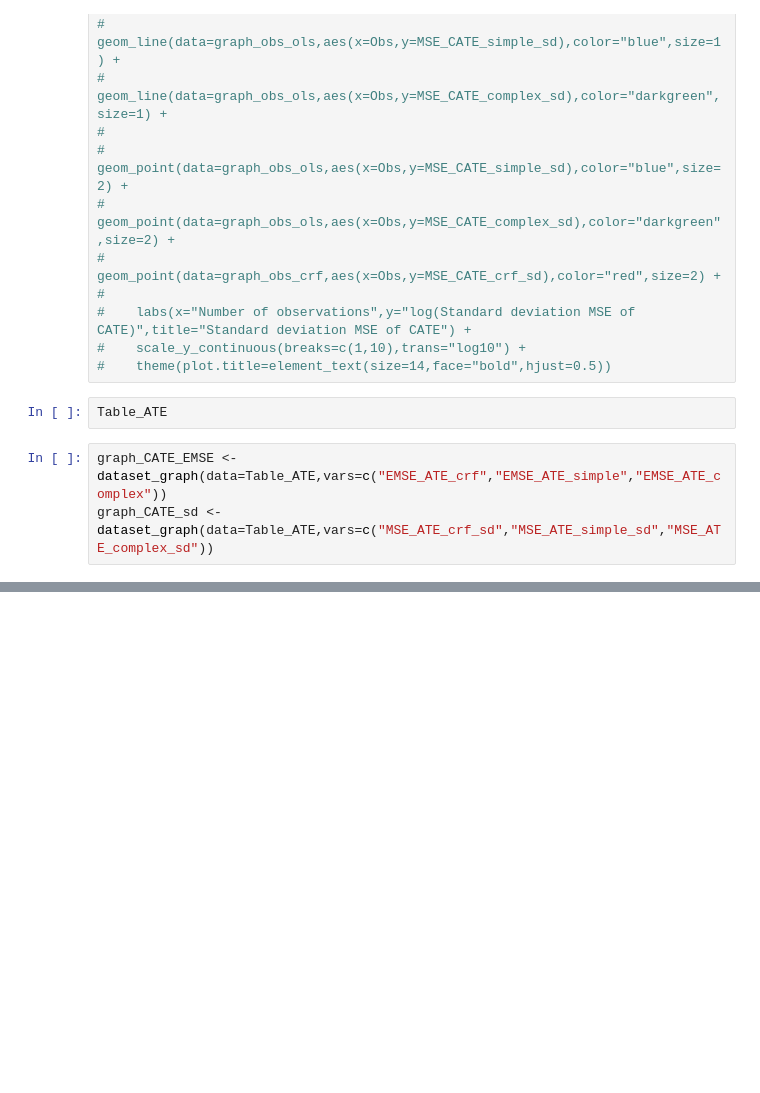
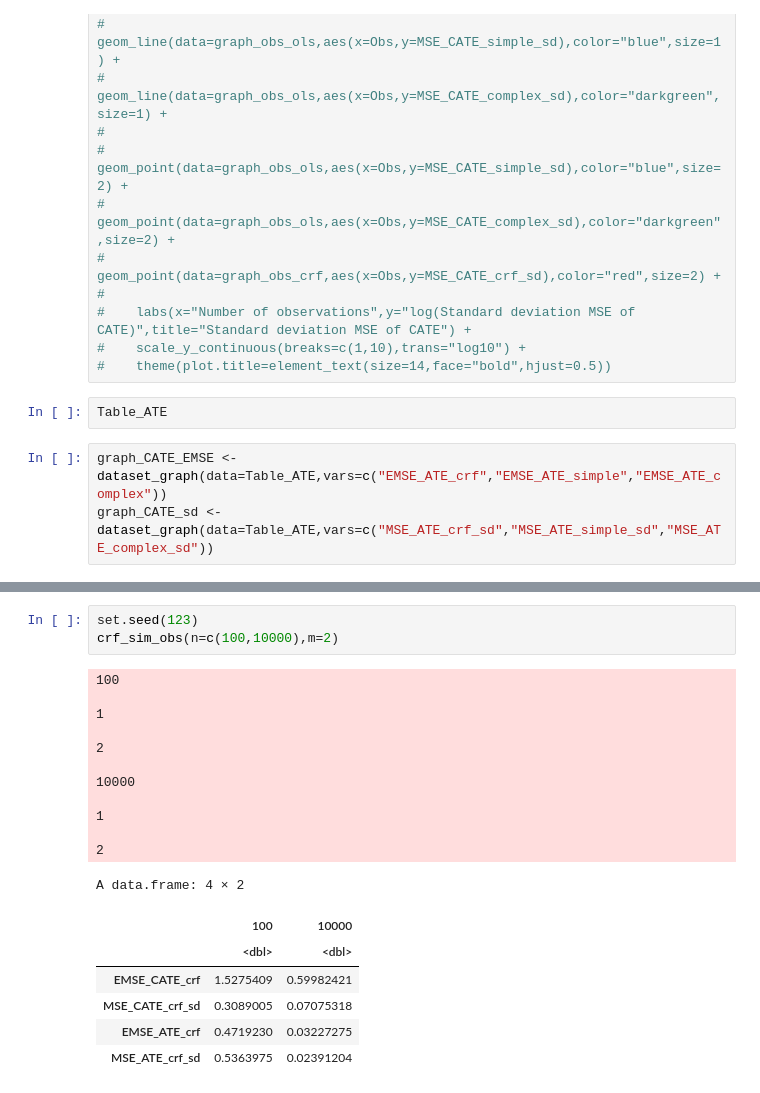
Before and after one commit to thaller97/Computational-Statistics-Project, a Jupyter notebook: CS_project.ipynb, the cells around one changed output, grey strips where cells are left out. Cells and saved outputs as stored; diff of their text form; blank space fills up the shorter version.

```diff
--- a/CS_project.ipynb
+++ b/CS_project.ipynb
@@ -951,0 +1150,22 @@ graph_CATE_sd <- dataset_graph(data=Table_ATE,vars=c("MSE_ATE_crf_sd","MSE_ATE_s
+# %%
+set.seed(123)
+crf_sim_obs(n=c(100,10000),m=2)
+# %% [output]
+100
+
+1
+
+2
+
+10000
+
+1
+
+2
+A data.frame: 4 × 2
+|  | 100 | 10000 |
+|  | <dbl> | <dbl> |
+| EMSE_CATE_crf | 1.5275409 | 0.59982421 |
+| MSE_CATE_crf_sd | 0.3089005 | 0.07075318 |
+| EMSE_ATE_crf | 0.4719230 | 0.03227275 |
+| MSE_ATE_crf_sd | 0.5363975 | 0.02391204 |
```
Also changed, not shown: parts of 31 cells of this notebook, 1 other file.
